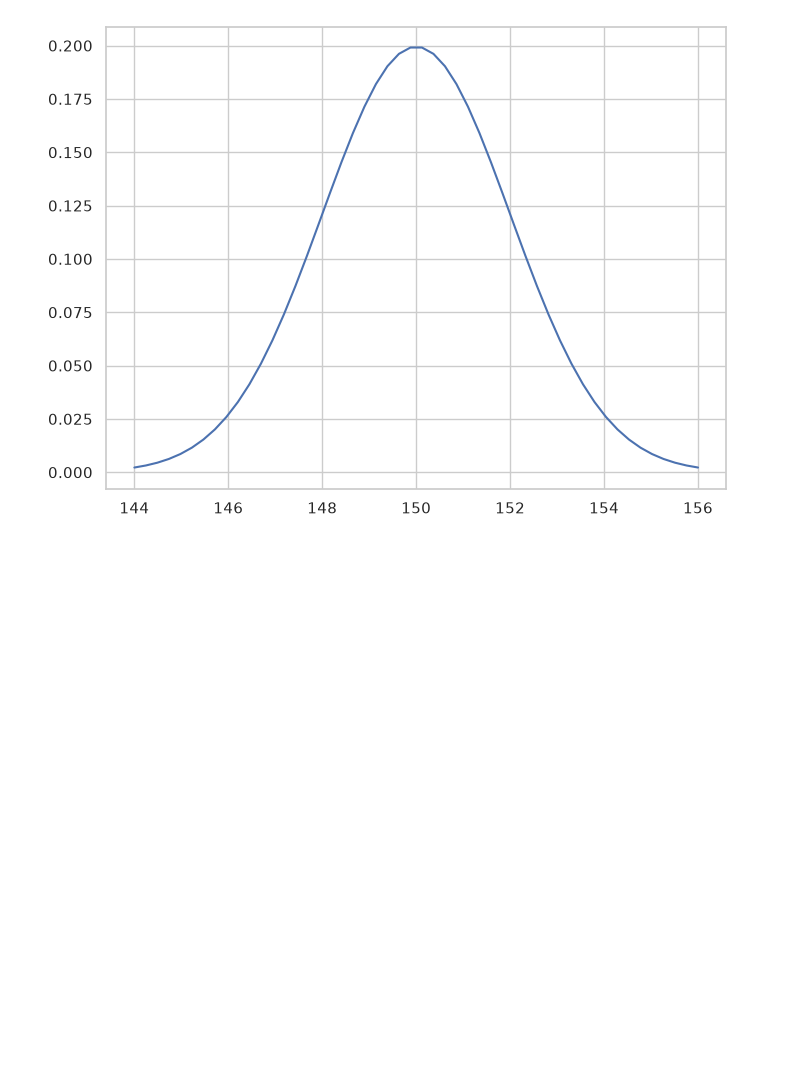
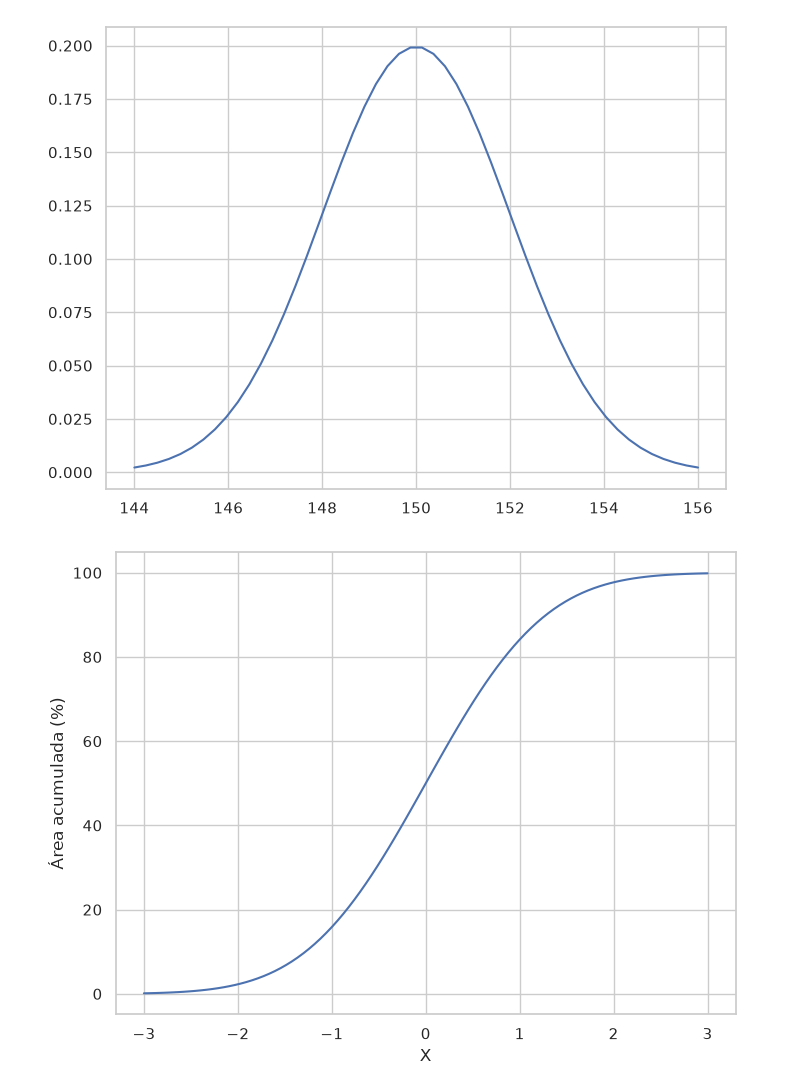
Before and after one commit to meloluvert/xmac02-analise-dados, a Jupyter notebook: distribuicao-normal/Aula12.ipynb, the cells around one changed output. Drawn from its saved outputs; the diff is of its cells as text; code cells hidden in the pictures; blank space fills up the shorter version.

```diff
--- a/distribuicao-normal/Aula12.ipynb
+++ b/distribuicao-normal/Aula12.ipynb
@@ -101,3 +101,19 @@ sns.lineplot(x=eixo_x, y=eixo_y)
 plt.show()
 # %% [output]
 [figure]
+# %%
+
+# Área ACUMULADA DA CURVA NORMAL, VISUALMENTE
+
+
+eixo_x = np.linspace(-3, 3, 100)
+
+eixo_y = norm.cdf(eixo_x) * 100
+
+sns.lineplot(x=eixo_x, y=eixo_y)
+
+plt.xlabel("X")
+plt.ylabel("Área acumulada (%)")
+plt.show()
+# %% [output]
+[figure, added]
```
Also changed, not shown: parts of 8 cells of this notebook, 14 other files.
